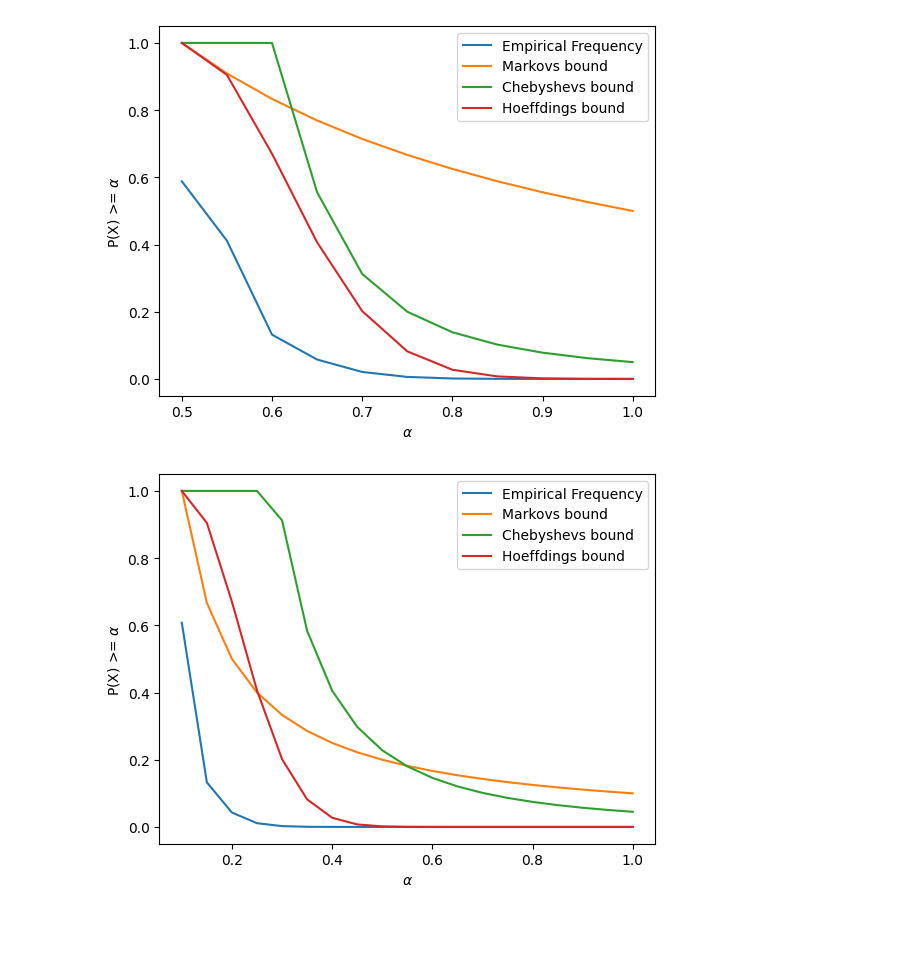
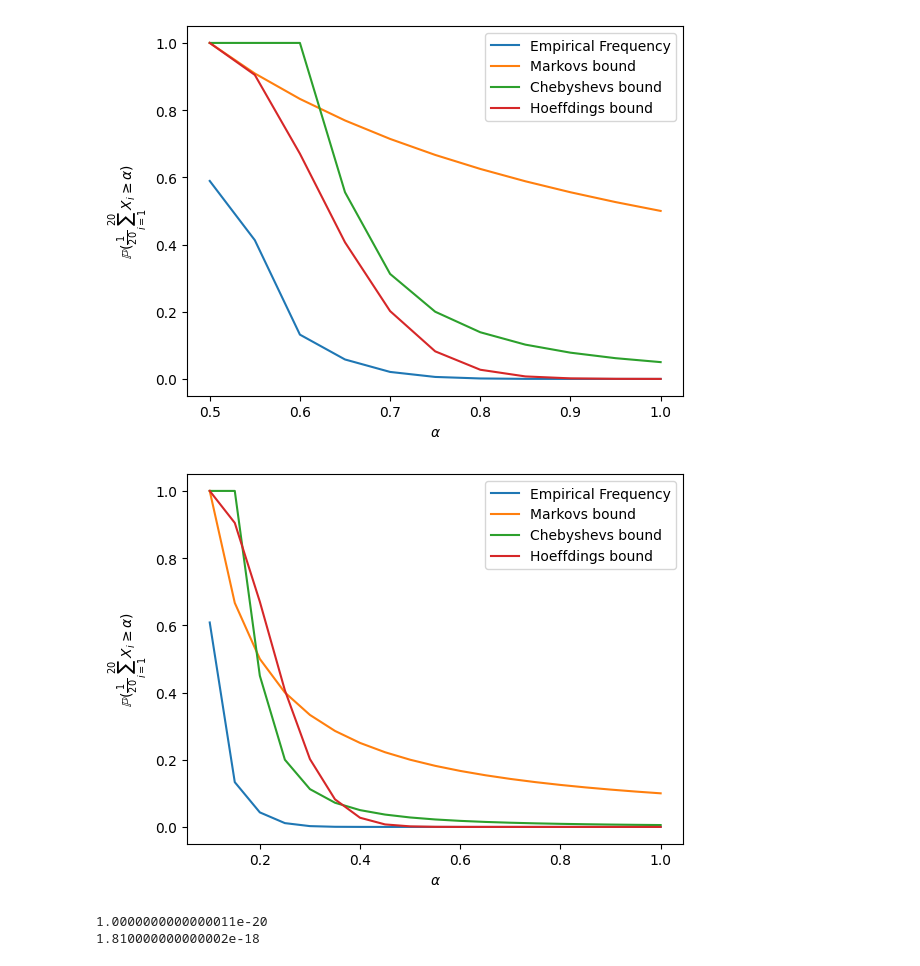
Before and after one commit to TokeReines/05_MLBA, a Jupyter notebook: week2/inequalities.ipynb, the cells around one changed output. Cells and saved outputs as stored; diff of their text form; code cells hidden in the pictures; blank space fills up the shorter version.

```diff
--- a/week2/inequalities.ipynb
+++ b/week2/inequalities.ipynb
@@ -18,41 +18,43 @@ def markovs_inequality(E, a):
 
 #return  1/20 * (0 - 0.5)**2 / (a**2)
 def chebyshevs_inequality(E, a, n, bias):
-    chebyshevsBound = (bias*(-bias)**2 + (1-bias)*(1 - bias)**2) / (n *a**2)
-    return chebyshevsBound
-    variance = (E - E**2)
+    #chebyshevsBound = (bias*(-bias)**2 + (1-bias)*(1 - bias)**2) / (n *a**2)
+    #return chebyshevsBound
+    variance = E * (1 - E)
     return variance / (n * a**2)
 
 def hoeffdings_inequality(a, n):
 	y = np.exp (-2*n*a**2)
 	return y
 
-def plot(emp_frequencies, markovs_inequalities, chebyshevs_inequalities, hoeffdings_inequalities, epsilons):
+def plot(emp_frequencies, markovs_inequalities, chebyshevs_inequalities, hoeffdings_inequalities, epsilons, name=None):
     plt.plot(epsilons, emp_frequencies, label="Empirical Frequency")
     plt.plot(epsilons, markovs_inequalities, label="Markovs bound")
     plt.plot(epsilons, chebyshevs_inequalities, label="Chebyshevs bound")
     plt.plot(epsilons, hoeffdings_inequalities, label="Hoeffdings bound")
     plt.xlabel("$\\alpha$")
-    plt.ylabel("P(X) >= $\\alpha$")
+    plt.ylabel("$\\mathbb{P}(\\frac{1}{20}\\sum_{i=1} ^{20} X_{i} \\geq \\alpha)$")
     plt.legend()
+    if name:
+        plt.savefig(name)
     plt.show()
 # %%
 # Granularity in number of a's must be equal to number of coin tosses. The mean can assume len(ass) number of values. For 1 coin, it can be 0 or 1, for 2 coins it can be 0, 0.5 or 1, etc.
 epsilons = np.arange(0.5, 1.05, 0.05)
 coins = 20
 repetitions = 10**6
 bias = 0.5
 E = bias
 mu = bias
 
 emp_frequencies = trials(epsilons, coins, repetitions, bias)
 
 markovs_inequalities = [min(markovs_inequality(E, a), 1.0) for a in epsilons]
 chebyshevs_inequalities = [min(chebyshevs_inequality(E, a - mu, coins, bias) if a - mu > 0 else 1, 1.0) for a in epsilons]
 hoeffdings_inequalities = [min(hoeffdings_inequality(a - mu, coins), 1.0) for a in epsilons]
-plot(emp_frequencies, markovs_inequalities, chebyshevs_inequalities, hoeffdings_inequalities, epsilons)
+plot(emp_frequencies, markovs_inequalities, chebyshevs_inequalities, hoeffdings_inequalities, epsilons, "images/inequalities_05.png")
 # %% [output]
-[figure, old version]
+[figure, new version]
 # %%
 # Granularity in number of a's must be equal to number of coin tosses. The mean can assume len(ass) number of values. For 1 coin, it can be 0 or 1, for 2 coins it can be 0, 0.5 or 1, etc.
 epsilons = np.arange(0.1, 1.05, 0.05)
@@ -67,6 +69,6 @@ emp_frequencies = trials(epsilons, coins, repetitions, bias)
 markovs_inequalities = [min(markovs_inequality(E, a), 1.0) for a in epsilons]
 chebyshevs_inequalities = [min(chebyshevs_inequality(E, a - mu, coins, bias) if a - mu > 0 else 1, 1.0) for a in epsilons]
 hoeffdings_inequalities = [min(hoeffdings_inequality(a - mu, coins), 1.0) for a in epsilons]
-plot(emp_frequencies, markovs_inequalities, chebyshevs_inequalities, hoeffdings_inequalities, epsilons)
+plot(emp_frequencies, markovs_inequalities, chebyshevs_inequalities, hoeffdings_inequalities, epsilons, "images/inequalities_01.png")
 # %% [output]
-[figure, old version]
+[figure, new version]
@@ -78,0 +75,23 @@ markovs_inequalities = [min(markovs_inequality(E, a), 1.0) for a in epsilons]
+# %%
+from math import factorial
+
+def p(n, k, p):
+    return (factorial(n) / (factorial(k) * factorial(n-k))) * p**k * (1-p)**(n-k)
+
+n = 20
+
+# p=0.5, n=20, a=1, heads=n*a -> we need 20 heads
+p1 = 0.1
+a1 = 1
+a2 = 0.95
+k1 = int(a1 * n)
+k2 = int(a2 * n)
+
+r1 = p(n, k1, p1)
+r2 = r1 + p(n, k2, p1)
+
+print(r1)
+print(r2)
+# %% [output]
+1.0000000000000011e-20
+1.810000000000002e-18
```
Also changed, not shown: parts of 2 cells of this notebook, 10 other files.
